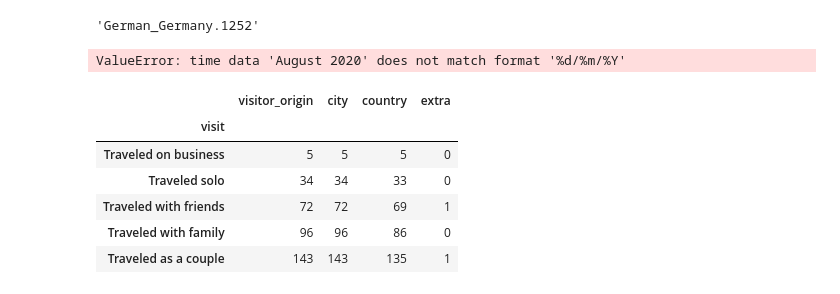
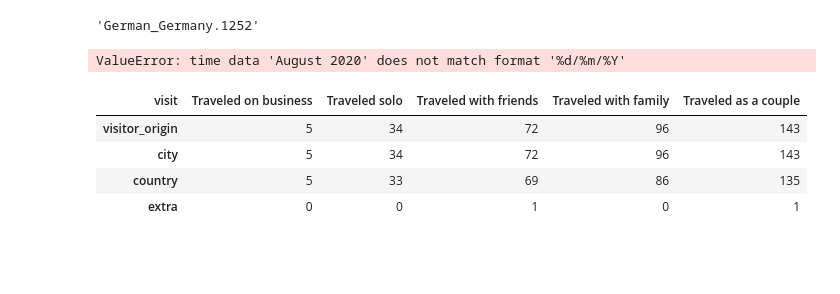
Before and after one commit to Yaccoub/Co-Tour, a Jupyter notebook: Tripadvisor_web_scraper/Preprocessed Datasets/K_means preprocessing.ipynb, the cells around one changed output. Cells and saved outputs as stored; diff of their text form; code cells hidden in the pictures; blank space fills up the shorter version.

```diff
--- a/Tripadvisor_web_scraper/Preprocessed Datasets/K_means preprocessing.ipynb
+++ b/Tripadvisor_web_scraper/Preprocessed Datasets/K_means preprocessing.ipynb
@@ -317,15 +272,15 @@ locale.setlocale(locale.LC_ALL, '')
 Englischer_Garten['date']= [datetime.strptime(date, '%m %Y')for date in Englischer_Garten['date']]
 # %% [output]
 ValueError: time data 'August 2020' does not match format '%d/%m/%Y'
-# %%
-type_of_visitors
-# %% [output]
-|  | visitor_origin | city | country | extra |
-| visit |  |  |  |  |
-| Traveled on business | 5 | 5 | 5 | 0 |
-| Traveled solo | 34 | 34 | 33 | 0 |
-| Traveled with friends | 72 | 72 | 69 | 1 |
-| Traveled with family | 96 | 96 | 86 | 0 |
-| Traveled as a couple | 143 | 143 | 135 | 1 |
+# %%
+a = type_of_visitors.T
+# %%
+a
+# %% [output]
+| visit | Traveled on business | Traveled solo | Traveled with friends | Traveled with family | Traveled as a couple |
+| visitor_origin | 5 | 34 | 72 | 96 | 143 |
+| city | 5 | 34 | 72 | 96 | 143 |
+| country | 5 | 33 | 69 | 86 | 135 |
+| extra | 0 | 0 | 1 | 0 | 1 |
 # %%
 # %% [output]
```
Also changed, not shown: parts of 23 cells of this notebook, 2 other files.
